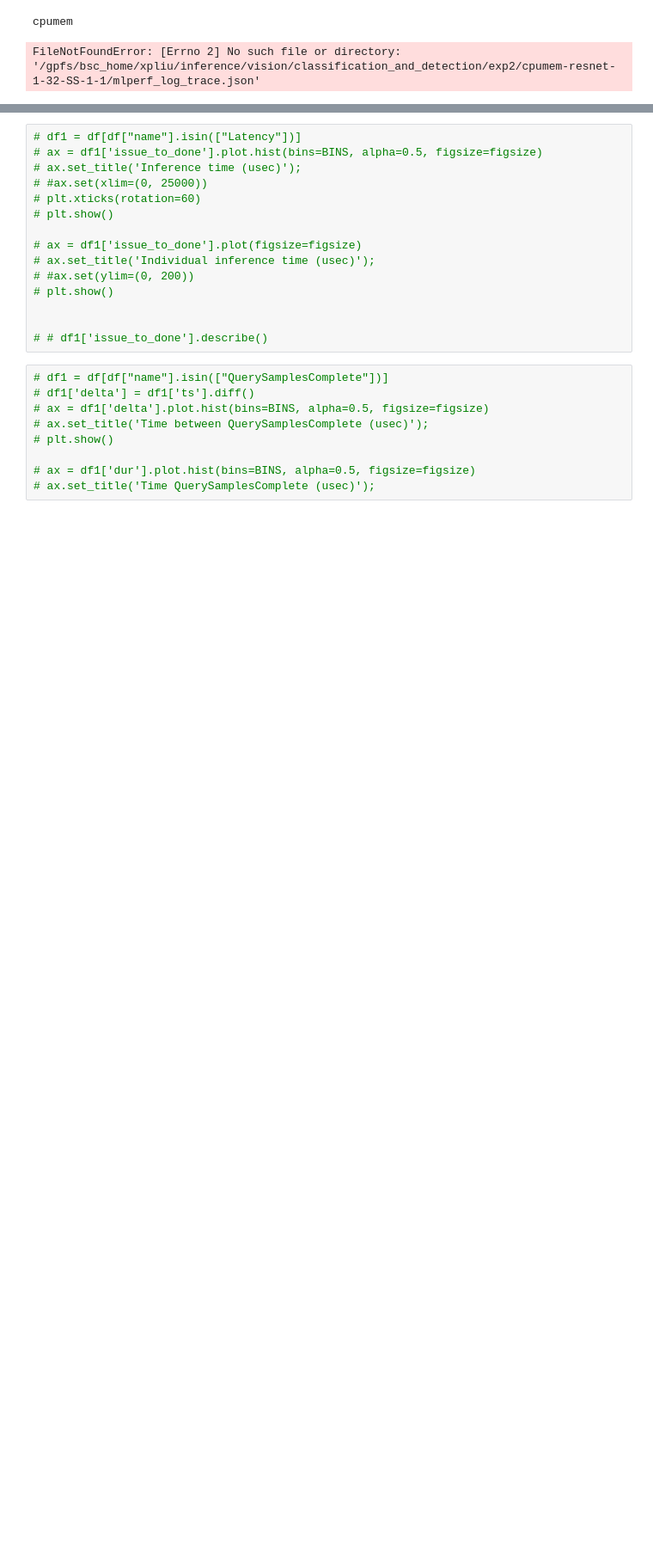
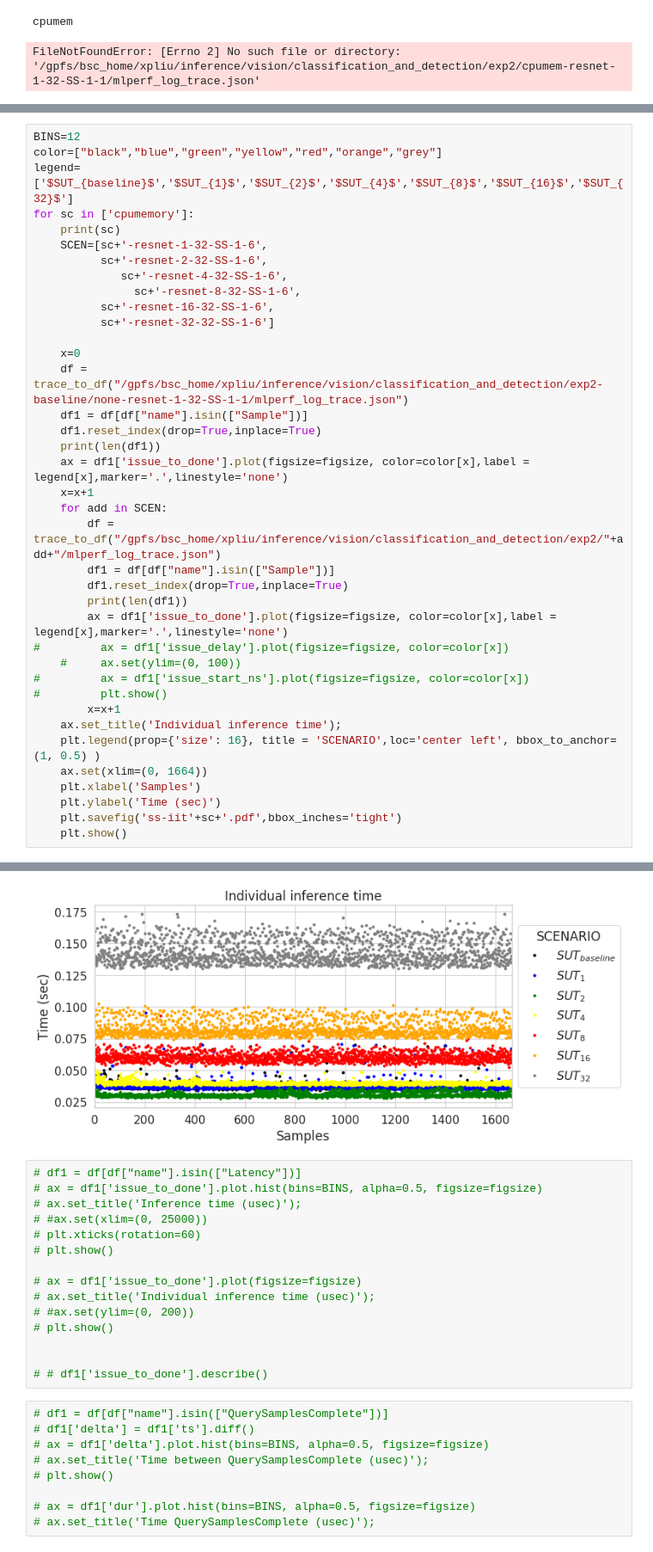
Before and after one commit to peiniliu/inference, a Jupyter notebook: vision/classification_and_detection/exp2/exp1-ss.ipynb, the cells around one changed output, grey strips where cells are left out. Shown at 86% size. Cells and saved outputs as stored; diff of their text form; blank space fills up the shorter version.

```diff
--- a/vision/classification_and_detection/exp2/exp1-ss.ipynb
+++ b/vision/classification_and_detection/exp2/exp1-ss.ipynb
@@ -562,0 +548,39 @@ cpumemory
+# %%
+BINS=12
+color=["black","blue","green","yellow","red","orange","grey"]
+legend=['$SUT_{baseline}$','$SUT_{1}$','$SUT_{2}$','$SUT_{4}$','$SUT_{8}$','$SUT_{16}$','$SUT_{32}$']
+for sc in ['cpumemory']:
+    print(sc)
+    SCEN=[sc+'-resnet-1-32-SS-1-6',
+          sc+'-resnet-2-32-SS-1-6',
+             sc+'-resnet-4-32-SS-1-6',
+               sc+'-resnet-8-32-SS-1-6',
+          sc+'-resnet-16-32-SS-1-6',
+          sc+'-resnet-32-32-SS-1-6']
+
+    x=0
+    df = trace_to_df("/gpfs/bsc_home/xpliu/inference/vision/classification_and_detection/exp2-baseline/none-resnet-1-32-SS-1-1/mlperf_log_trace.json")
+    df1 = df[df["name"].isin(["Sample"])]
+    df1.reset_index(drop=True,inplace=True)
+    print(len(df1))
+    ax = df1['issue_to_done'].plot(figsize=figsize, color=color[x],label = legend[x],marker='.',linestyle='none')
+    x=x+1
+    for add in SCEN:
+        df = trace_to_df("/gpfs/bsc_home/xpliu/inference/vision/classification_and_detection/exp2/"+add+"/mlperf_log_trace.json")
+        df1 = df[df["name"].isin(["Sample"])]
+        df1.reset_index(drop=True,inplace=True)
+        print(len(df1))
+        ax = df1['issue_to_done'].plot(figsize=figsize, color=color[x],label = legend[x],marker='.',linestyle='none')
+#         ax = df1['issue_delay'].plot(figsize=figsize, color=color[x])
+    #     ax.set(ylim=(0, 100))
+#         ax = df1['issue_start_ns'].plot(figsize=figsize, color=color[x])
+#         plt.show()
+        x=x+1
+    ax.set_title('Individual inference time');
+    plt.legend(prop={'size': 16}, title = 'SCENARIO',loc='center left', bbox_to_anchor=(1, 0.5) )
+    ax.set(xlim=(0, 1664))
+    plt.xlabel('Samples')
+    plt.ylabel('Time (sec)')
+    plt.savefig('ss-iit'+sc+'.pdf',bbox_inches='tight')
+    plt.show()
+# %% [output]
@@ -563,3 +602,4 @@ cpumemory
+[figure, added]
 # %%
 # df1 = df[df["name"].isin(["Latency"])]
 # ax = df1['issue_to_done'].plot.hist(bins=BINS, alpha=0.5, figsize=figsize)
```
Also changed, not shown: parts of 3 cells of this notebook, 43 other files.
